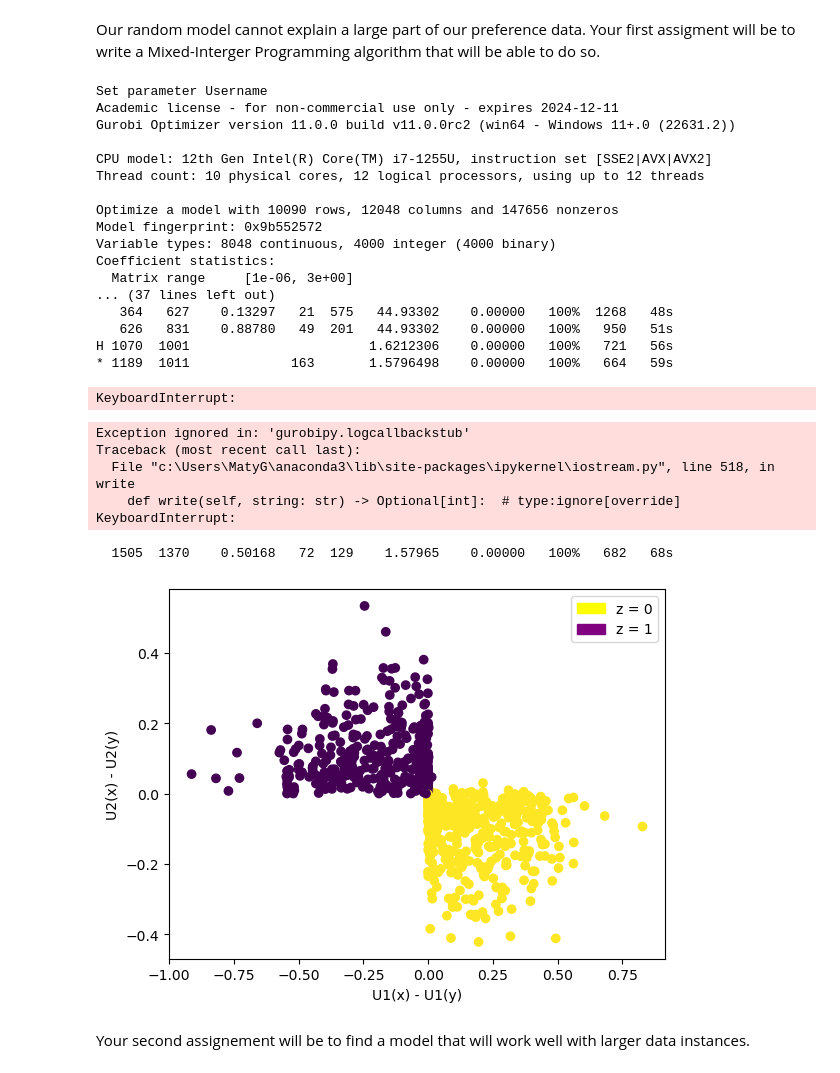
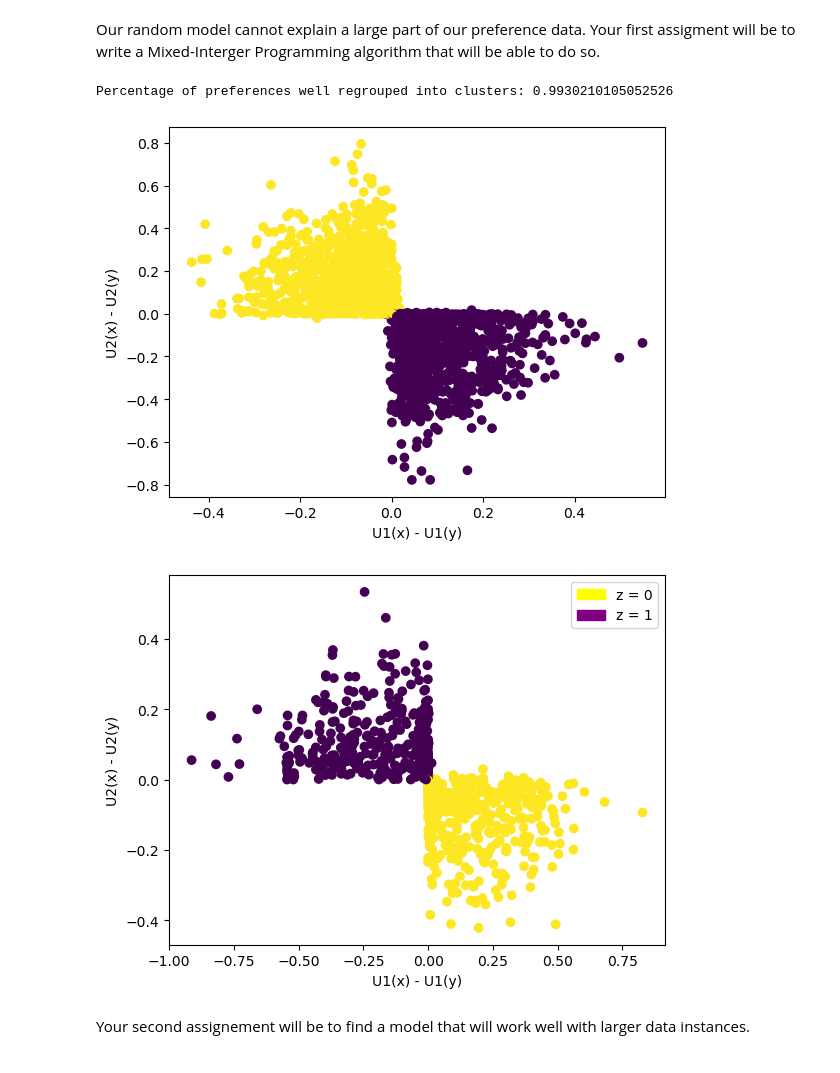
Before and after one commit to MatteoGentili/Artefact2023-2024, a Jupyter notebook: notebooks/example.ipynb, the cells around one changed output. Drawn from its saved outputs; the diff is of its cells as text; code cells hidden in the pictures.

Commit message:
up final _ sans plot partie 1

```diff
--- a/notebooks/example.ipynb
+++ b/notebooks/example.ipynb
@@ -13,5 +13,7 @@ import metrics
 # %%
 # Loading the data
 data_loader = Dataloader("../data/dataset_4") # Specify path to the dataset you want to load
-n = 400
-X, Y = data_loader.load()[:n]
+
+X, Y = data_loader.load()
+
+print(X.shape)
@@ -128,53 +133,32 @@ Our random model cannot explain a large part of our preference data. Your first
 # This cell should work when you have completed the TwoClustersMIP model
 from models import TwoClustersMIP
 
-parameters = {"n_pieces": 5, "n_clusters": 2} # Can be completed
+
+parameters = {"n_pieces": 5,
+              "n_clusters" : 2,
+              } # Can be completed
 model = TwoClustersMIP(**parameters)
-fitting = model.fit(X, Y)
-
-print(fitting)
-# Uncomment once your model is working
+# model.fit(X, Y)
+# # Uncomment once your model is working
 print("Percentage of explained preferences on train data:", pairs_explained.from_model(model, X, Y)) # You should get 1.0 with the right MIP
 print("Percentage of preferences well regrouped into clusters:", cluster_intersection.from_model(model, X, Y, Z))
 # %% [output]
-Set parameter Username
-Academic license - for non-commercial use only - expires 2024-12-11
-Gurobi Optimizer version 11.0.0 build v11.0.0rc2 (win64 - Windows 11+.0 (22631.2))
-
-CPU model: 12th Gen Intel(R) Core(TM) i7-1255U, instruction set [SSE2|AVX|AVX2]
-Thread count: 10 physical cores, 12 logical processors, using up to 12 threads
-
-Optimize a model with 10090 rows, 12048 columns and 147656 nonzeros
-Model fingerprint: 0x9b552572
-Variable types: 8048 continuous, 4000 integer (4000 binary)
-Coefficient statistics:
-  Matrix range     [1e-06, 3e+00]
-... (37 lines left out)
-   364   627    0.13297   21  575   44.93302    0.00000   100%  1268   48s
-   626   831    0.88780   49  201   44.93302    0.00000   100%   950   51s
-H 1070  1001                       1.6212306    0.00000   100%   721   56s
-* 1189  1011             163       1.5796498    0.00000   100%   664   59s
+Percentage of preferences well regrouped into clusters: 0.9930210105052526
-KeyboardInterrupt:
-Exception ignored in: 'gurobipy.logcallbackstub'
-Traceback (most recent call last):
-  File "c:\Users\MatyG\anaconda3\lib\site-packages\ipykernel\iostream.py", line 518, in write
-    def write(self, string: str) -> Optional[int]:  # type:ignore[override]
-KeyboardInterrupt:
-  1505  1370    0.50168   72  129    1.57965    0.00000   100%   682   68s
 # %%
 # As an example here are the results obtained with:
-""" # Uncomment the code to check your results
+ # Uncomment the code to check your results
 plt.figure()
 plt.scatter(model.predict_utility(X)[:, 0]-model.predict_utility(Y)[:, 0],
             model.predict_utility(X)[:, 1]-model.predict_utility(Y)[:, 1], c=Z)
 plt.xlabel("U1(x) - U1(y)")
 plt.ylabel("U2(x) - U2(y)")
 plt.show()
-"""
+
 # Here is how it should look like
 from IPython.display import Image
 Image("../images/MIP_results_example.png")
 # %% [output]
-[figure, old version]
+[figure, new version]
+[figure, added]
 # %% [markdown]
 Your second assignement will be to find a model that will work well with larger data instances.
```
Also changed, not shown: parts of 2 cells of this notebook, 1 other file.
